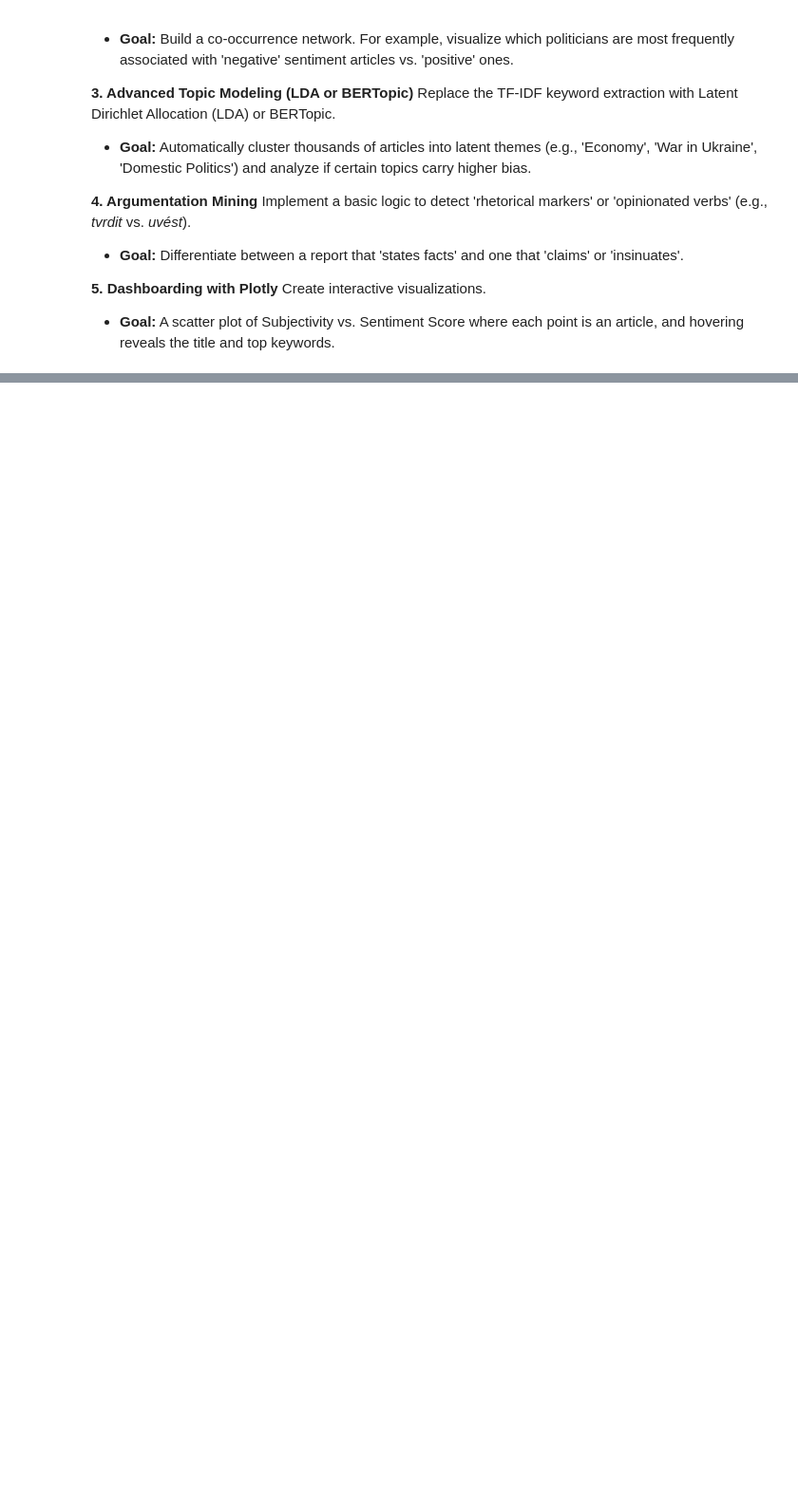
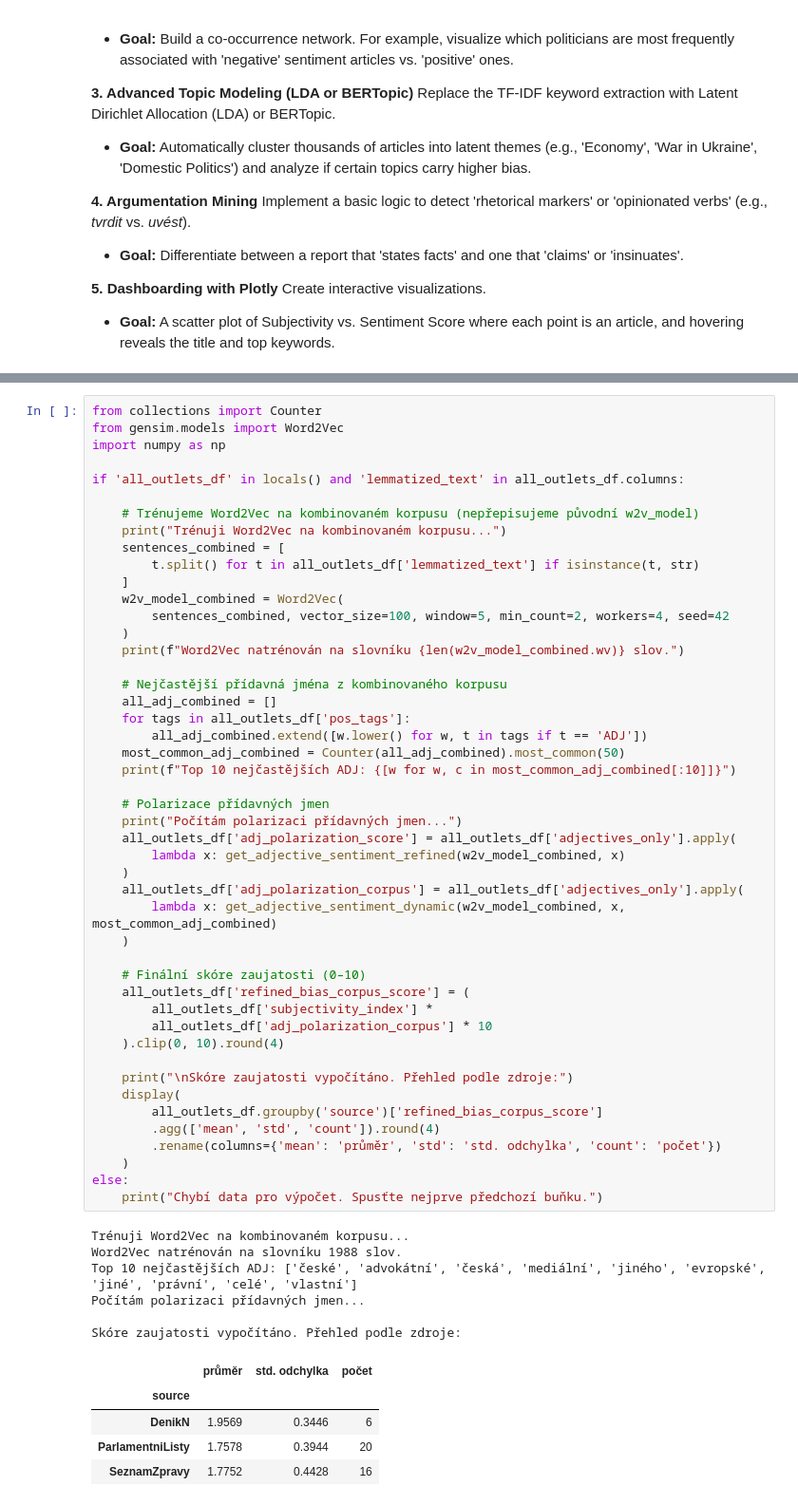
Before and after one commit to naktop3031/text-mining-project, a Jupyter notebook: TextMiningProjekt_executed.ipynb, the cells around one changed output, grey strips where cells are left out. Shown at 95% size. Cells and saved outputs as stored; diff of their text form; blank space fills up the shorter version.

```diff
--- a/TextMiningProjekt_executed.ipynb
+++ b/TextMiningProjekt_executed.ipynb
@@ -948,0 +1198,59 @@ Create interactive visualizations.
+# %%
+from collections import Counter
+from gensim.models import Word2Vec
+import numpy as np
+
+if 'all_outlets_df' in locals() and 'lemmatized_text' in all_outlets_df.columns:
+
+    # Trénujeme Word2Vec na kombinovaném korpusu (nepřepisujeme původní w2v_model)
+    print("Trénuji Word2Vec na kombinovaném korpusu...")
+    sentences_combined = [
+        t.split() for t in all_outlets_df['lemmatized_text'] if isinstance(t, str)
+    ]
+    w2v_model_combined = Word2Vec(
+        sentences_combined, vector_size=100, window=5, min_count=2, workers=4, seed=42
+    )
+    print(f"Word2Vec natrénován na slovníku {len(w2v_model_combined.wv)} slov.")
+
+    # Nejčastější přídavná jména z kombinovaného korpusu
+    all_adj_combined = []
+    for tags in all_outlets_df['pos_tags']:
+        all_adj_combined.extend([w.lower() for w, t in tags if t == 'ADJ'])
+    most_common_adj_combined = Counter(all_adj_combined).most_common(50)
+    print(f"Top 10 nejčastějších ADJ: {[w for w, c in most_common_adj_combined[:10]]}")
+
+    # Polarizace přídavných jmen
+    print("Počítám polarizaci přídavných jmen...")
+    all_outlets_df['adj_polarization_score'] = all_outlets_df['adjectives_only'].apply(
+        lambda x: get_adjective_sentiment_refined(w2v_model_combined, x)
+    )
+    all_outlets_df['adj_polarization_corpus'] = all_outlets_df['adjectives_only'].apply(
+        lambda x: get_adjective_sentiment_dynamic(w2v_model_combined, x, most_common_adj_combined)
+    )
+
+    # Finální skóre zaujatosti (0–10)
+    all_outlets_df['refined_bias_corpus_score'] = (
+        all_outlets_df['subjectivity_index'] *
+        all_outlets_df['adj_polarization_corpus'] * 10
+    ).clip(0, 10).round(4)
+
+    print("\nSkóre zaujatosti vypočítáno. Přehled podle zdroje:")
+    display(
+        all_outlets_df.groupby('source')['refined_bias_corpus_score']
+        .agg(['mean', 'std', 'count']).round(4)
+        .rename(columns={'mean': 'průměr', 'std': 'std. odchylka', 'count': 'počet'})
+    )
+else:
+    print("Chybí data pro výpočet. Spusťte nejprve předchozí buňku.")
+# %% [output]
+Trénuji Word2Vec na kombinovaném korpusu...
+Word2Vec natrénován na slovníku 1988 slov.
+Top 10 nejčastějších ADJ: ['české', 'advokátní', 'česká', 'mediální', 'jiného', 'evropské', 'jiné', 'právní', 'celé', 'vlastní']
+Počítám polarizaci přídavných jmen...
+
+Skóre zaujatosti vypočítáno. Přehled podle zdroje:
+|  | průměr | std. odchylka | počet |
+| source |  |  |  |
+| DenikN | 1.9569 | 0.3446 | 6 |
+| ParlamentniListy | 1.7578 | 0.3944 | 20 |
+| SeznamZpravy | 1.7752 | 0.4428 | 16 |
```
Also changed, not shown: parts of 24 cells of this notebook, 1 other file.
